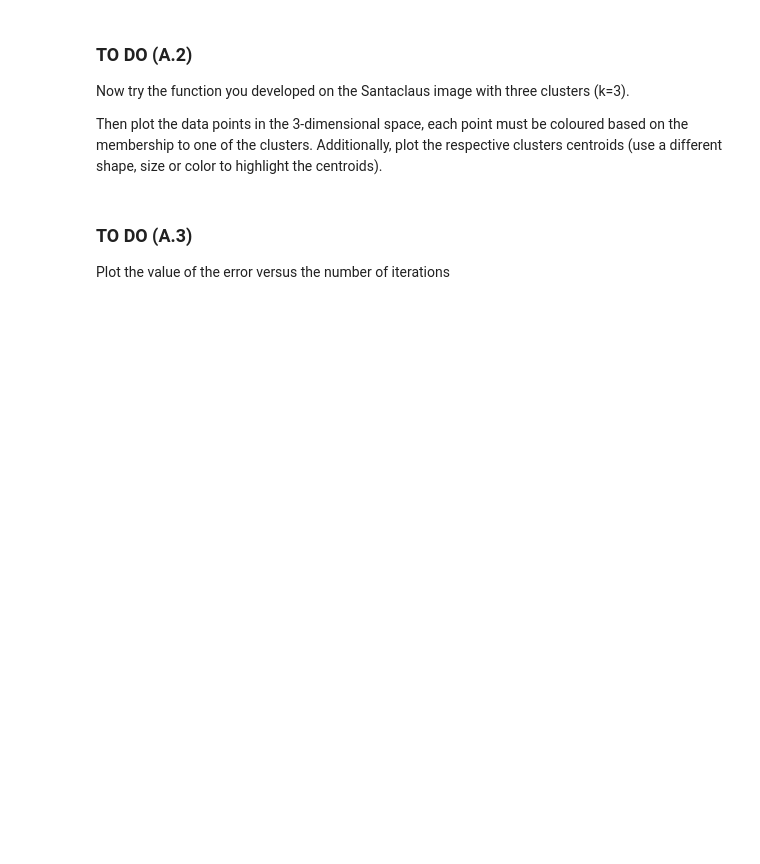
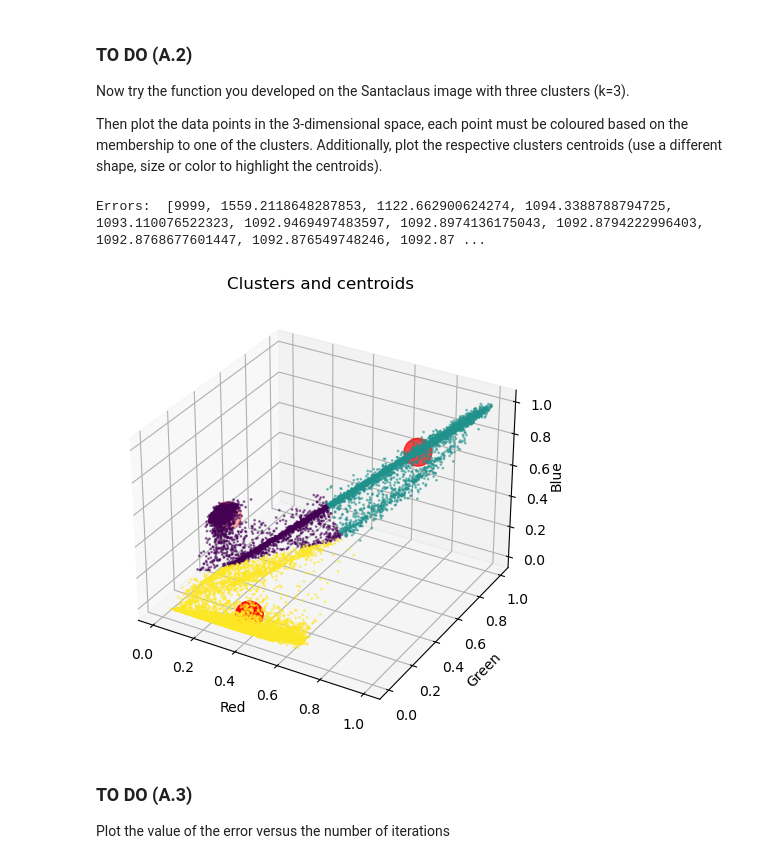
Before and after one commit to darioliotta/MachineLearning-Homeworks, a Jupyter notebook: 3/Liotta_Dario_lab3.ipynb, the cells around one changed output. Cells and saved outputs as stored; diff of their text form; code cells hidden in the pictures; blank space fills up the shorter version.

```diff
--- a/3/Liotta_Dario_lab3.ipynb
+++ b/3/Liotta_Dario_lab3.ipynb
@@ -226,7 +242,9 @@ def my_kmeans(points: np.ndarray, k: int, max_iters: int = 50) -> tp.Tuple[np.nd
     # Generate random centers
     # use sigma and mean to ensure it represent the whole data
 
-    # ADD YOUR CODE HERE
+    means = np.mean(points, axis = 0)
+    stds = np.std(points, axis = 0)
+    centroids = np.random.normal(loc = means, scale = stds, size = (k, points.shape[1]))
 
     prev_error = 100000
     error = [9999]
@@ -235,16 +253,30 @@ def my_kmeans(points: np.ndarray, k: int, max_iters: int = 50) -> tp.Tuple[np.nd
     iters = 0
     while (error[iters] != prev_error) and iters < max_iters:
         # Measure the distance to every center
-        # ADD YOUR CODE HERE
+        distances = np.zeros((points.shape[0], centroids.shape[0]))
+
+        for i in range(points.shape[0]):
+            for j in range(centroids.shape[0]):
+                distances[i, j] = np.linalg.norm(points[i] - centroids[j])
 
         # Assign all training data to closest center
-        # ADD YOUR CODE HERE
+        clusters = np.array([np.argmin(d) for d in distances])
 
         # Calculate mean for every cluster and update the center
-        # ADD YOUR CODE HERE
+        centroids = np.array([np.mean(points[clusters == i], axis=0) for i in range(k)])
 
         # Update the error
-        # ADD YOUR CODE HERE
+        prev_error = error[iters]
+
+        new_error = 0
+
+        for centroid, cluster_number in zip(centroids, range(k)):
+
+            cluster_points = points[clusters == cluster_number]
+            cluster_distances = np.sum([np.linalg.norm(point - centroid)**2 for point in cluster_points])
+            new_error += cluster_distances
+
+        error.append(new_error)
 
         # Update the iteration counter
         iters += 1
@@ -258,13 +290,16 @@ Now try the function you developed on the Santaclaus image with three clusters (
 Then plot the data points in the 3-dimensional space, each point must be coloured based on the membership to one of the clusters. Additionally, plot the respective clusters centroids (use a different shape, size or color to highlight the centroids).
 # %%
 # Run your K-means function on the data
-# ADD YOUR CODE HERE
+centroids, clusters, error = my_kmeans(santaclaus_matrix, k=3, max_iters=100)
 
 # Print the errors:
-# ADD YOUR CODE HERE
+print('Errors: ', error)
 
 # Plot the results
-# ADD YOUR CODE HERE
+scatter_plot(santaclaus_matrix, clusters, centroids, title = 'Clusters and centroids')
+# %% [output]
+Errors:  [9999, 1559.2118648287853, 1122.662900624274, 1094.3388788794725, 1093.110076522323, 1092.9469497483597, 1092.8974136175043, 1092.8794222996403, 1092.8768677601447, 1092.876549748246, 1092.87 ...
+[figure, added]
 # %% [markdown]
 ### TO DO (A.3)
 Plot the value of the error versus the number of iterations
```
Also changed, not shown: parts of 16 cells of this notebook, 1 other file.
